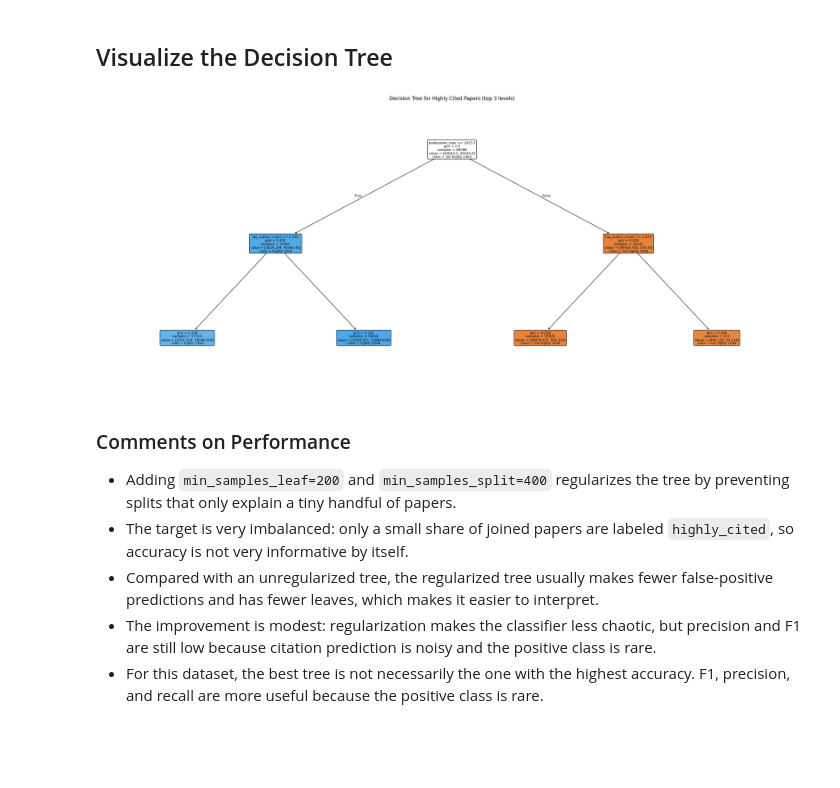
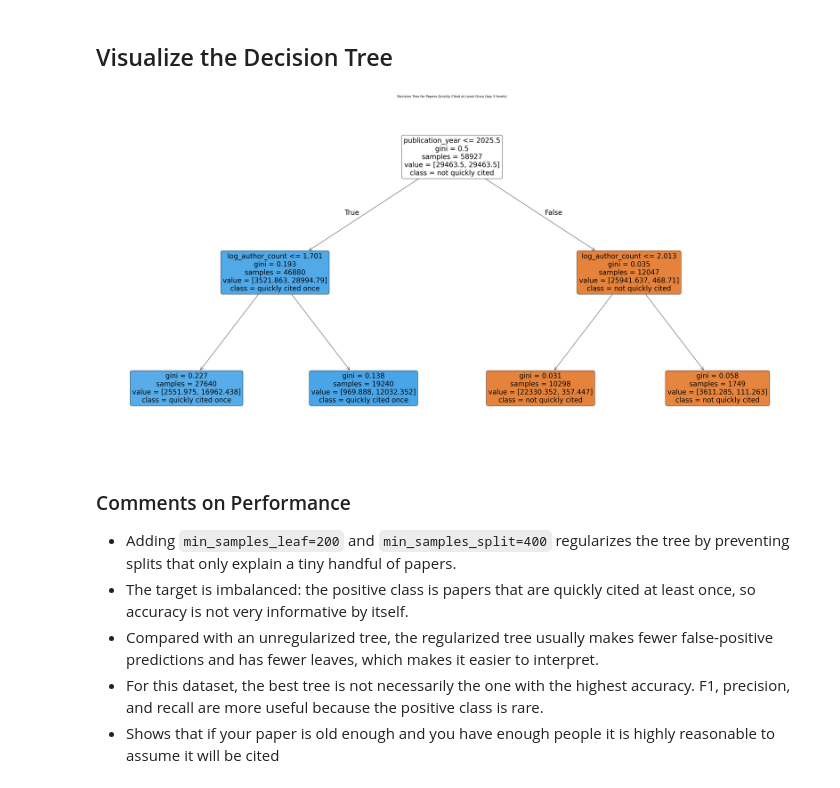
Before and after one commit to tina-ni/CIS-2450-Final-Project, a Jupyter notebook: notebooks/decisiontree_model.ipynb, the cells around one changed output. Saved outputs shown, nothing was run; the diff lists cells and outputs as text; code cells hidden in the pictures; blank space fills up the shorter version.

```diff
--- a/notebooks/decisiontree_model.ipynb
+++ b/notebooks/decisiontree_model.ipynb
@@ -150,7 +152,7 @@ def summarize_split(split_name: str, labels: np.ndarray) -> dict:
 # %%
 # Split indices first so every feature block uses the same row partitions.
 # The test set stays untouched until the very end of the notebook.
-y_binary = df_labeled["highly_cited"].to_numpy().astype(int)
+y_binary = df_labeled["quickly_cited_once"].to_numpy().astype(int)
 all_indices = np.arange(df_labeled.height)
 
 train_val_indices, test_indices = train_test_split(
@@ -336,12 +325,15 @@ def assemble_feature_matrix(
         text_block,
     ], format="csr")
 
-def build_feature_names(encoder: OneHotEncoder) -> list[str]:
+def build_feature_names(encoder: OneHotEncoder, abstract_names: list[str] | None = None) -> list[str]:
     """Return column names in the same order used to assemble the feature matrix."""
+    if abstract_names is None:
+        abstract_names = abstract_feature_names
+
     return (
         NUMERIC_FEATURES
         + encoder.get_feature_names_out(CATEGORICAL_FEATURES).tolist()
-        + abstract_feature_names
+        + abstract_names
     )
 # %%
 X_train = assemble_feature_matrix(numeric_train, categorical_train, abstract_train)
@@ -488,23 +480,34 @@ Validation F1: 0.979
 # %% [markdown]
 ## Fit the Final Model and Evaluate on Test Data
 # %%
-# Refit the categorical encoder on train+validation so the final model uses
-# as much non-test data as possible before the one-time test evaluation.
+# Refit the categorical encoder and TF-IDF vectorizer on train+validation so
+# the final model uses as much non-test data as possible before the one-time test evaluation.
 categorical_encoder_final = fit_categorical_encoder(df_train_val)
 categorical_train_val = transform_categorical_matrix(categorical_encoder_final, df_train_val)
 categorical_test_final = transform_categorical_matrix(categorical_encoder_final, df_test)
 
+abstract_vectorizer_final = TfidfVectorizer(
+    stop_words="english",
+    max_features=2000,
+    min_df=5,
+)
+abstract_train_val_final = abstract_vectorizer_final.fit_transform(clean_abstract_texts(df_train_val))
+abstract_test_final = abstract_vectorizer_final.transform(clean_abstract_texts(df_test))
+final_abstract_feature_names = [
+    f"abstract_tfidf_{term}" for term in abstract_vectorizer_final.get_feature_names_out()
+]
+
 X_train_val = assemble_feature_matrix(
     numeric_train_val,
     categorical_train_val,
-    abstract_train_val,
+    abstract_train_val_final,
 )
 X_test_final = assemble_feature_matrix(
     numeric_test,
     categorical_test_final,
-    abstract_test,
+    abstract_test_final,
 )
-final_feature_names = build_feature_names(categorical_encoder_final)
+final_feature_names = build_feature_names(categorical_encoder_final, final_abstract_feature_names)
 # %%
 dt_model = train_decision_tree(X_train_val, y_train_val, max_depth=best_depth)
 dt_metrics = evaluate_classifier(dt_model, X_test_final, y_test)
@@ -529,26 +532,26 @@ Number of leaves: 4
 ## Visualize the Decision Tree
 # %%
 # Plot only the top few levels so the learned rules remain readable.
-plt.figure(figsize=(24, 10))
+plt.figure(figsize=(36, 18), dpi=120)
 plot_tree(
     dt_model,
     feature_names=final_feature_names,
-    class_names=["not highly cited", "highly cited"],
+    class_names=["not quickly cited", "quickly cited once"],
     max_depth=3,
     filled=True,
     rounded=True,
-    fontsize=8,
+    fontsize=25,
 )
-plt.title("Decision Tree for Highly Cited Papers (top 3 levels)")
+plt.title("Decision Tree for Papers Quickly Cited at Least Once (top 3 levels)")
 plt.tight_layout()
 plt.show()
 # %% [output]
-[figure, old version]
+[figure, new version]
 # %% [markdown]
 ### Comments on Performance
 
 - Adding `min_samples_leaf=200` and `min_samples_split=400` regularizes the tree by preventing splits that only explain a tiny handful of papers.
-- The target is very imbalanced: only a small share of joined papers are labeled `highly_cited`, so accuracy is not very informative by itself.
+- The target is imbalanced: the positive class is papers that are quickly cited at least once, so accuracy is not very informative by itself.
 - Compared with an unregularized tree, the regularized tree usually makes fewer false-positive predictions and has fewer leaves, which makes it easier to interpret.
-- The improvement is modest: regularization makes the classifier less chaotic, but precision and F1 are still low because citation prediction is noisy and the positive class is rare.
 - For this dataset, the best tree is not necessarily the one with the highest accuracy. F1, precision, and recall are more useful because the positive class is rare.
+- Shows that if your paper is old enough and you have enough people it is highly reasonable to assume it will be cited
```
Also changed, not shown: parts of 16 cells of this notebook, 3 other files.
